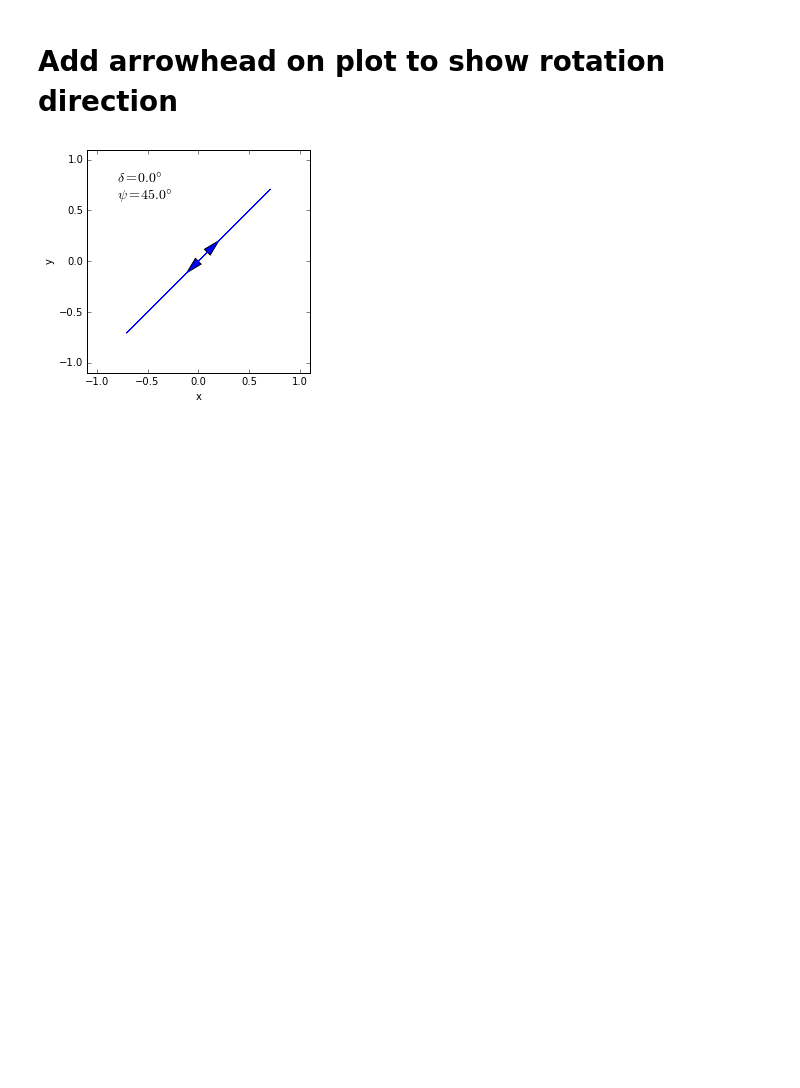
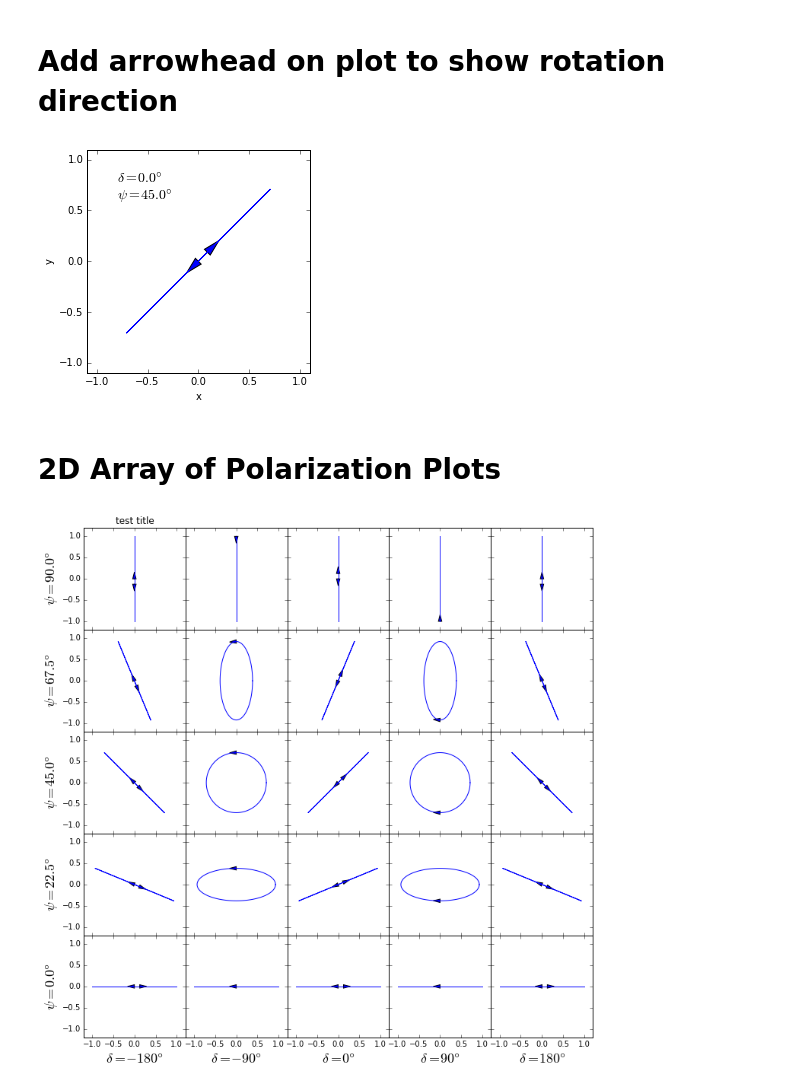
Before and after one commit to eelcodijkstra/teststuff, a Jupyter notebook: AnimateGraph/150220_2D_polarization_plots.ipynb, the cells around one changed output. Saved outputs shown, nothing was run; the diff lists cells and outputs as text; code cells hidden in the pictures; blank space fills up the shorter version.

Commit message:
first working NxN array of polarization subplots

```diff
--- a/AnimateGraph/150220_2D_polarization_plots.ipynb
+++ b/AnimateGraph/150220_2D_polarization_plots.ipynb
@@ -199,0 +198,41 @@ interact(plot_normalized_polarization,delta_deg=(-180,180),psi_deg=(0,90));
+# %% [markdown]
+# 2D Array of Polarization Plots
+# %%
+numrows = 5
+numcols = 5
+delta_deg = np.linspace(-180,180,numcols)
+psi_deg = np.linspace(90,0,numrows)
+npts_in_ellipse = 101
+indexforarrowhead = 25
+offsetindex = 2
+arrowheadwidth = 0.08
+arrowheadlength = 0.16
+xlimit = 1.2
+ylimit = 1.2
+t_normalized = np.linspace(0,1,npts_in_ellipse)
+
+# row and column sharing
+f, ax = plt.subplots(numrows, numcols, sharex='col', sharey='row',figsize=(12,12))
+for i in range(numrows):
+    for j in range(numcols):
+        xx,yy = normalized_electricfield_in_xyplane(t_normalized,np.radians(delta_deg[j]),np.radians(psi_deg[i]))
+        ax[i][j].plot(xx,yy)
+        dx, dy = approx_tangent_to_curve(indexforarrowhead,xx,yy)
+        ax[i][j].arrow(xx[indexforarrowhead],yy[indexforarrowhead],
+                 dx, dy, head_width=arrowheadwidth, head_length=arrowheadlength)
+        if delta_deg[j] % 180 == 0:
+            ax[i][j].arrow(xx[indexforarrowhead-offsetindex],yy[indexforarrowhead-offsetindex],
+                     -dx, -dy, head_width=arrowheadwidth, head_length=arrowheadlength)
+ax[0][0].set_title('test title')
+# Set y limits
+for i in range(numrows):
+    ax[i][0].set_ylim(-ylimit,ylimit)
+    ax[i][0].set_ylabel('$\psi = %.1f\degree$' % psi_deg[i], fontsize='18')
+# Set x limits
+for j in range(numcols):
+    ax[numrows-1][j].set_xlim(-xlimit,xlimit)
+    ax[numrows-1][j].set_xlabel('$\delta = %d\degree$' % delta_deg[j], fontsize='18')
+# Fine-tune figure; make subplots close to each other.
+f.subplots_adjust(hspace=0,wspace=0)
+# %% [output]
+[figure, added]
```
Also changed, not shown: parts of 2 cells of this notebook.
